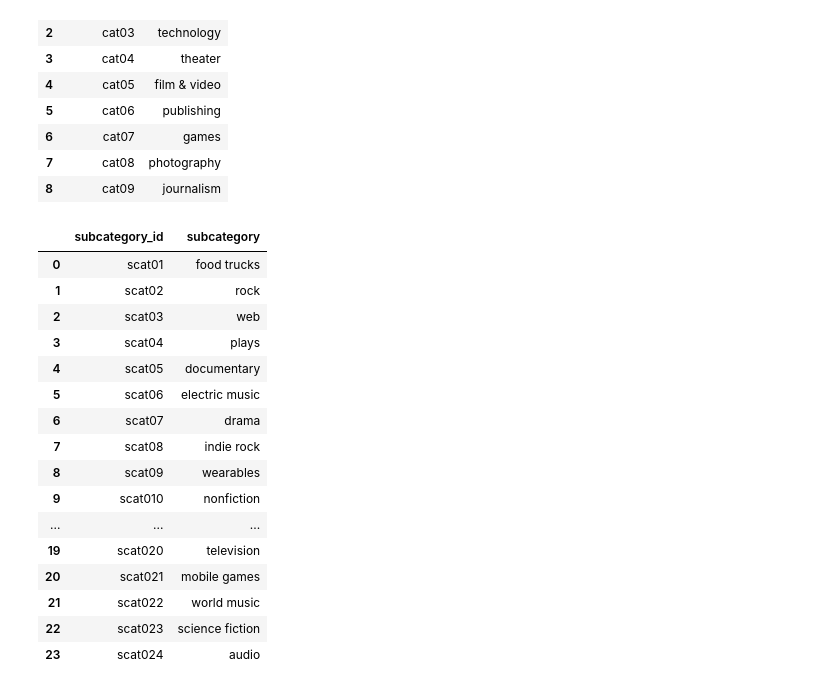
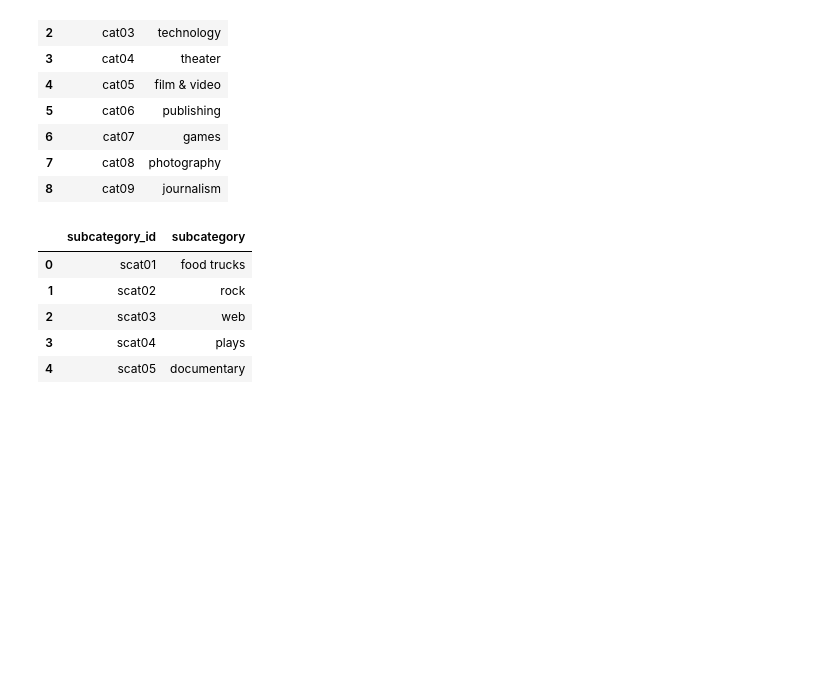
Before and after one commit to frugwiro/Crowdfunding-ETL, a Jupyter notebook: crowdfunding_info.ipynb, the cells around one changed output. Cells and saved outputs as stored; diff of their text form; code cells hidden in the pictures; blank space fills up the shorter version.

```diff
--- a/crowdfunding_info.ipynb
+++ b/crowdfunding_info.ipynb
@@ -171,22 +171,11 @@ category_df
 | 7 | cat08 | photography |
 | 8 | cat09 | journalism |
 # %%
-subcategory_df
+subcategory_df.head()
 # %% [output]
 |  | subcategory_id | subcategory |
 | 0 | scat01 | food trucks |
 | 1 | scat02 | rock |
 | 2 | scat03 | web |
 | 3 | scat04 | plays |
 | 4 | scat05 | documentary |
-| 5 | scat06 | electric music |
-| 6 | scat07 | drama |
-| 7 | scat08 | indie rock |
-| 8 | scat09 | wearables |
-| 9 | scat010 | nonfiction |
-| ... | ... | ... |
-| 19 | scat020 | television |
-| 20 | scat021 | mobile games |
-| 21 | scat022 | world music |
-| 22 | scat023 | science fiction |
-| 23 | scat024 | audio |
```
Also changed, not shown: parts of 19 cells of this notebook.
